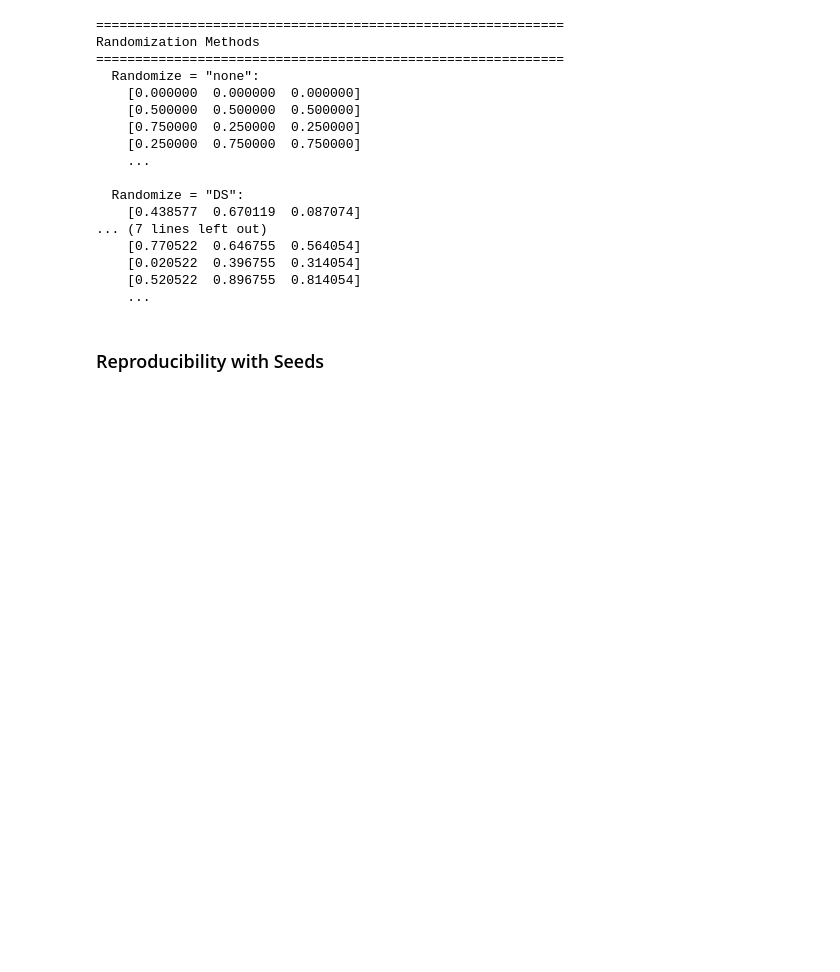
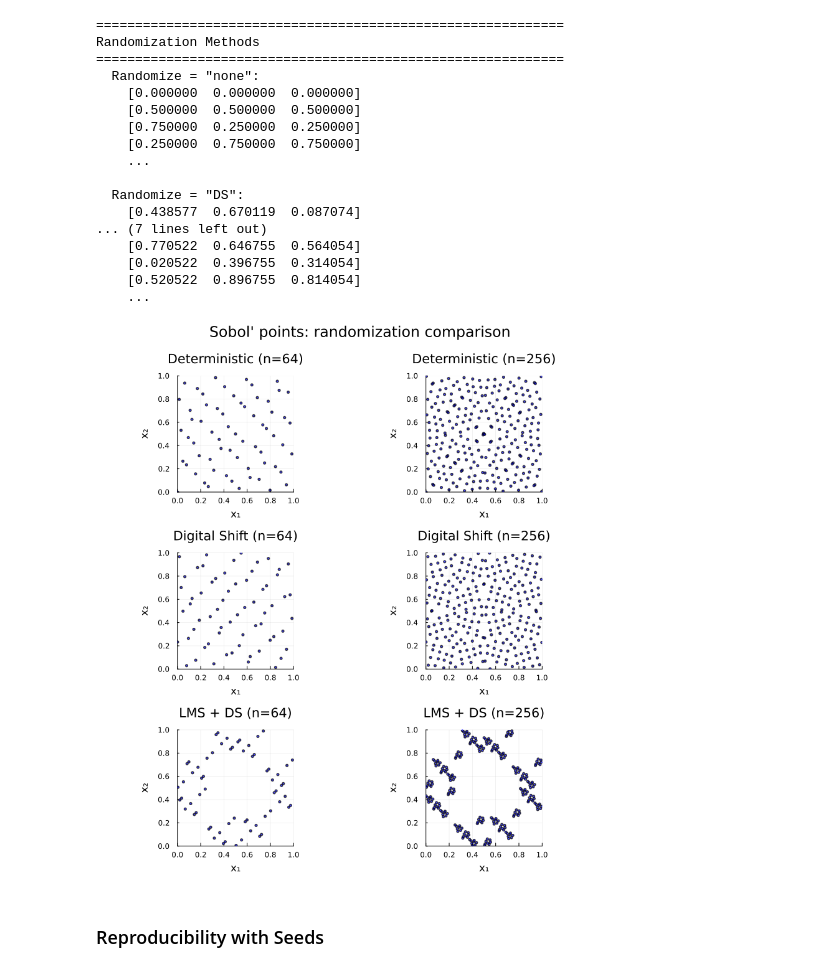
Before and after one commit to QMCSoftware/QMC.jl, a Jupyter notebook: demos/digital_net_b2.ipynb, the cells around one changed output. Saved outputs shown, nothing was run; the diff lists cells and outputs as text; code cells hidden in the pictures; blank space fills up the shorter version.

```diff
--- a/demos/digital_net_b2.ipynb
+++ b/demos/digital_net_b2.ipynb
@@ -94,6 +97,27 @@ Randomization Methods
     [0.020522  0.396755  0.314054]
     [0.520522  0.896755  0.814054]
     ...
+# %%
+if HAVE_PLOTS
+    rand_modes = [("none", "Deterministic"), ("DS", "Digital Shift"), ("LMS_DS", "LMS + DS")]
+    scatter_plts = []
+    for (mode, label) in rand_modes
+        for n in [64, 256]
+            dn_p = DigitalNetB2(2; randomize=mode, seed=42)
+            x_p = gen_samples(dn_p, n)
+            p = scatter(x_p[:, 1], x_p[:, 2];
+                markersize=2, alpha=0.7, color=:blue, label=nothing,
+                xlabel="x₁", ylabel="x₂",
+                title="$label (n=$n)",
+                xlims=(0, 1), ylims=(0, 1), aspect_ratio=:equal)
+            push!(scatter_plts, p)
+        end
+    end
+    display(plot(scatter_plts...; layout=(3, 2), size=(800, 900),
+        plot_title="Sobol' points: randomization comparison"))
+end
+# %% [output]
+[figure, added]
 # %% [markdown]
 ### Reproducibility with Seeds
 # %%
```
Also changed, not shown: parts of 4 cells of this notebook, 14 other files.
